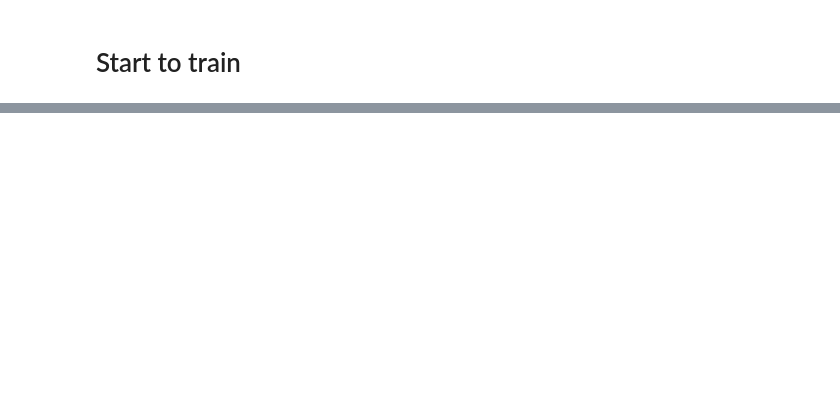
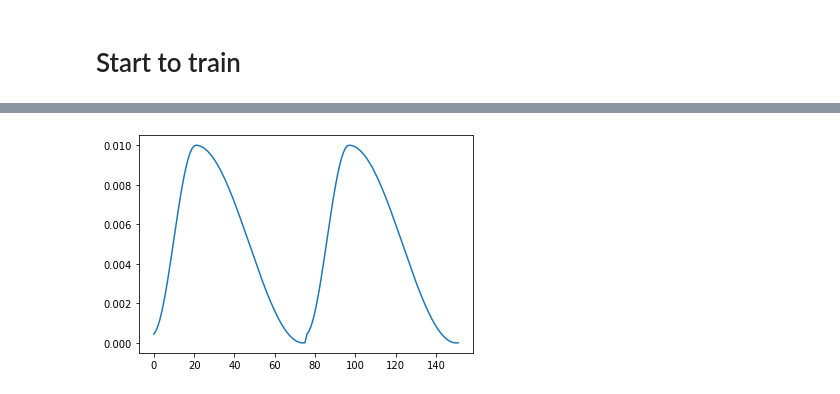
Before and after one commit to kientiet/ucla-cs168, a Jupyter notebook: experiment_nb.ipynb, the cells around one changed output, grey strips where cells are left out. Drawn from its saved outputs; the diff is of its cells as text; code cells hidden in the pictures; blank space fills up the shorter version.

Commit message:
Add pytorch-lightning
- Fixed the dataloader
- Add lr_finder
- Successfully train with multi-cycle

```diff
--- a/experiment_nb.ipynb
+++ b/experiment_nb.ipynb
@@ -24,8 +27,8 @@ trainset, valset = raw_to_dict(data_mode = "small")
 
 >> Done!
 # %%
-batch_size = 100
-trainloader = torch.utils.data.DataLoader(trainset, batch_size = batch_size, shuffle = True, num_workers = 4)
-valloader = torch.utils.data.DataLoader(valset, batch_size = batch_size, num_workers = 4)
+batch_size = 4
+trainloader = torch.utils.data.DataLoader(trainset, batch_size = batch_size, shuffle = True, num_workers = 0)
+valloader = torch.utils.data.DataLoader(valset, batch_size = batch_size, num_workers = 0)
 len(trainloader), len(valloader)
 # %% [output]
@@ -51,2 +56,2 @@ from trainer.baseline_trainer import BaseLineTrainer
 # %%
-model_trainer = BaseLineTrainer(trainloader, valloader)
+model_trainer = BaseLineModel(trainloader, valloader)
@@ -81,0 +58,2 @@ len(trainloader)
+# %%
+trainer = pl.Trainer(nb_sanity_val_steps=0, max_epochs = 8)
@@ -81,0 +85,4 @@ len(trainloader)
+# %%
+model_trainer.show_lr()
+# %% [output]
+[figure, added]
```
Also changed, not shown: parts of 11 cells of this notebook, 9 other files.
